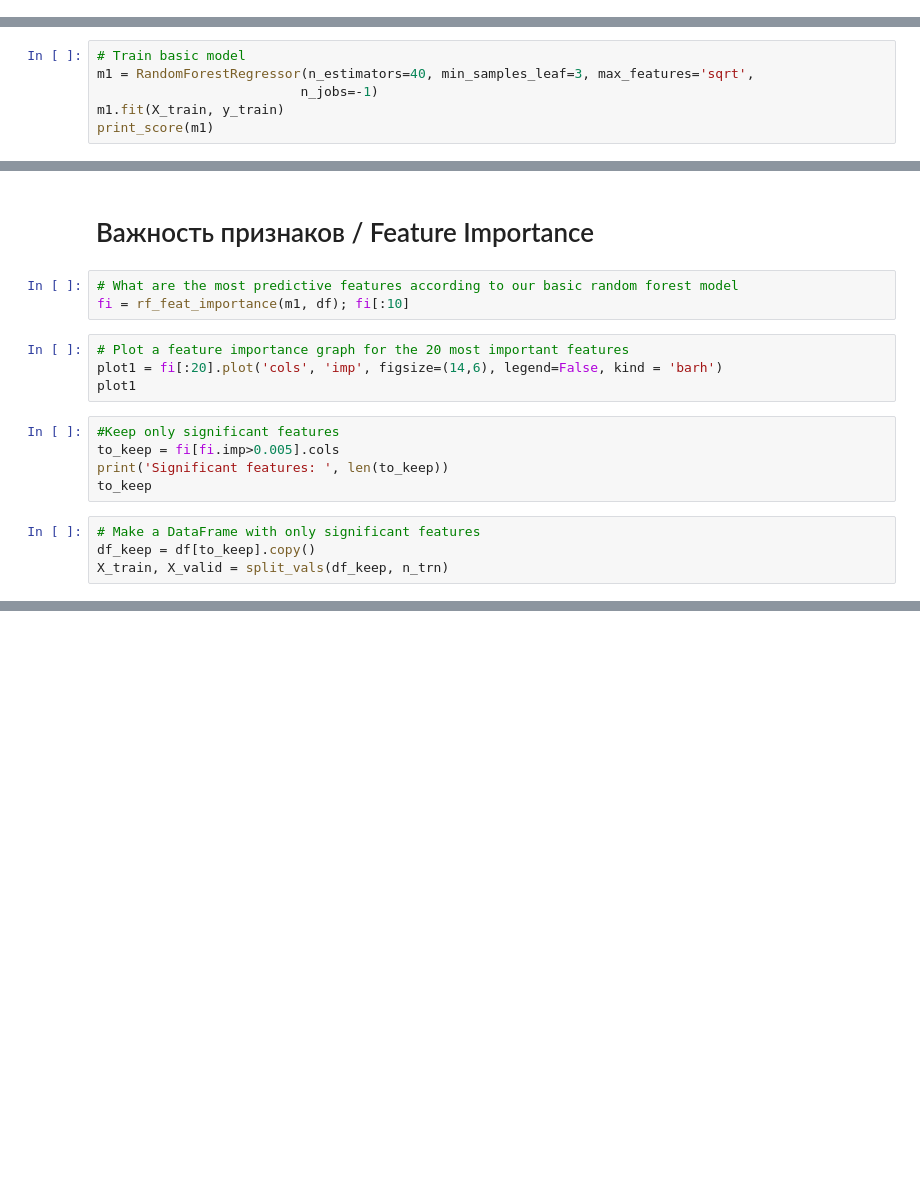
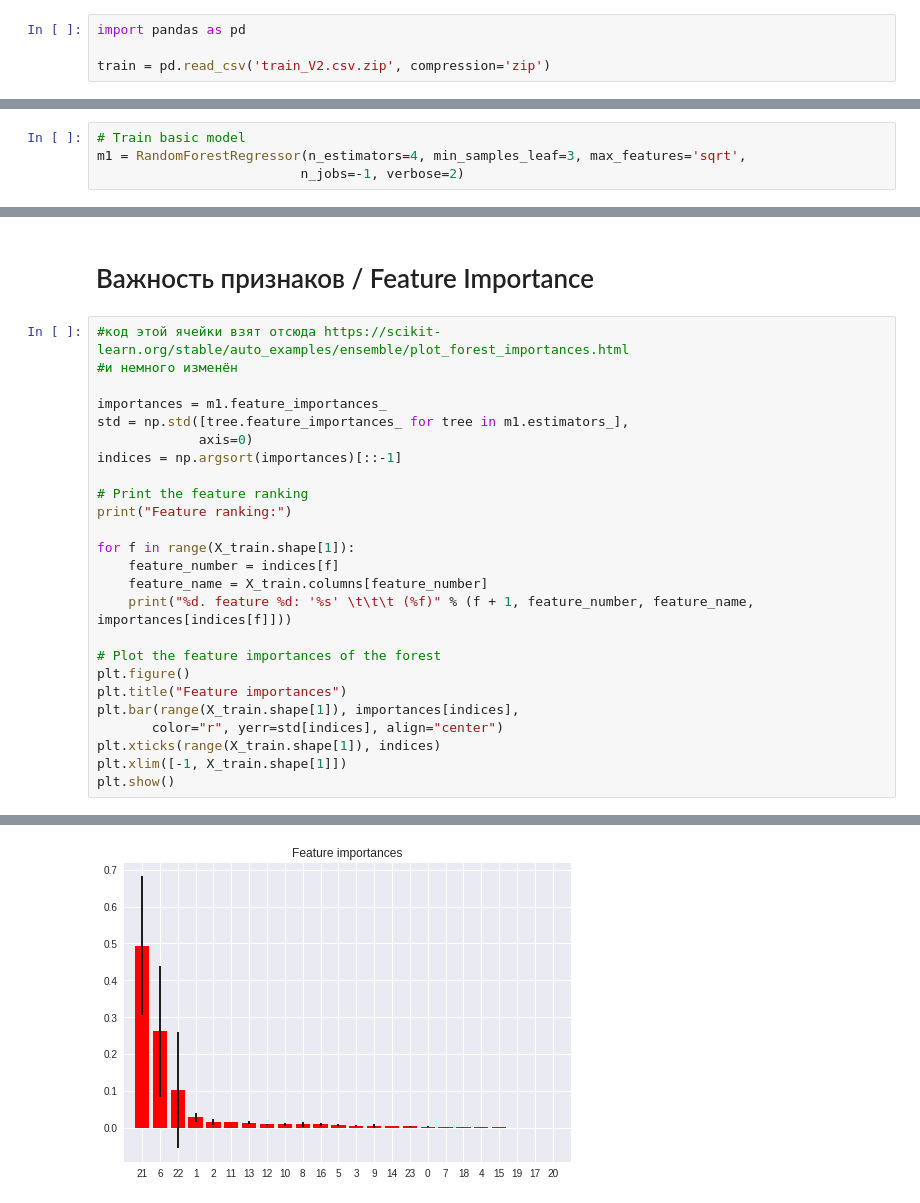
Before and after one commit to SESCDS/sescds, a Jupyter notebook: Lesson7/Lesson7_PUBG.ipynb, the cells around one changed output, grey strips where cells are left out. Drawn from its saved outputs; the diff is of its cells as text; blank space fills up the shorter version.

```diff
--- a/Lesson7/Lesson7_PUBG.ipynb
+++ b/Lesson7/Lesson7_PUBG.ipynb
@@ -201,3 +203,7 @@ plt.show()
+# %%
+import pandas as pd
+
+train = pd.read_csv('train_V2.csv.zip', compression='zip')
 # %% [markdown]
 Пустые поля в датасете очень мешают методам машинного обучения работать с данными. Можно с ними бороться так:
 # %%
@@ -355,6 +360,4 @@ def print_score(m : RandomForestRegressor):
 # %%
 # Train basic model
-m1 = RandomForestRegressor(n_estimators=40, min_samples_leaf=3, max_features='sqrt',
-                          n_jobs=-1)
-m1.fit(X_train, y_train)
-print_score(m1)
+m1 = RandomForestRegressor(n_estimators=4, min_samples_leaf=3, max_features='sqrt',
+                          n_jobs=-1, verbose=2)
@@ -361,18 +394,28 @@ print_score(m1)
 # %% [markdown]
 # Важность признаков / Feature Importance
-# %%
-# What are the most predictive features according to our basic random forest model
-fi = rf_feat_importance(m1, df); fi[:10]
-# %%
-# Plot a feature importance graph for the 20 most important features
-plot1 = fi[:20].plot('cols', 'imp', figsize=(14,6), legend=False, kind = 'barh')
-plot1
-# %%
-#Keep only significant features
-to_keep = fi[fi.imp>0.005].cols
-print('Significant features: ', len(to_keep))
-to_keep
-# %%
-# Make a DataFrame with only significant features
-df_keep = df[to_keep].copy()
-X_train, X_valid = split_vals(df_keep, n_trn)
+# %%
+#код этой ячейки взят отсюда https://scikit-learn.org/stable/auto_examples/ensemble/plot_forest_importances.html
+#и немного изменён
+
+importances = m1.feature_importances_
+std = np.std([tree.feature_importances_ for tree in m1.estimators_],
+             axis=0)
+indices = np.argsort(importances)[::-1]
+
+# Print the feature ranking
+print("Feature ranking:")
+
+for f in range(X_train.shape[1]):
+    feature_number = indices[f]
+    feature_name = X_train.columns[feature_number]
+    print("%d. feature %d: '%s' \t\t\t (%f)" % (f + 1, feature_number, feature_name, importances[indices[f]]))
+
+# Plot the feature importances of the forest
+plt.figure()
+plt.title("Feature importances")
+plt.bar(range(X_train.shape[1]), importances[indices],
+       color="r", yerr=std[indices], align="center")
+plt.xticks(range(X_train.shape[1]), indices)
+plt.xlim([-1, X_train.shape[1]])
+plt.show()
+# %% [output]
@@ -378,0 +439 @@ X_train, X_valid = split_vals(df_keep, n_trn)
+[figure, added]
```
Also changed, not shown: parts of 23 cells of this notebook.
